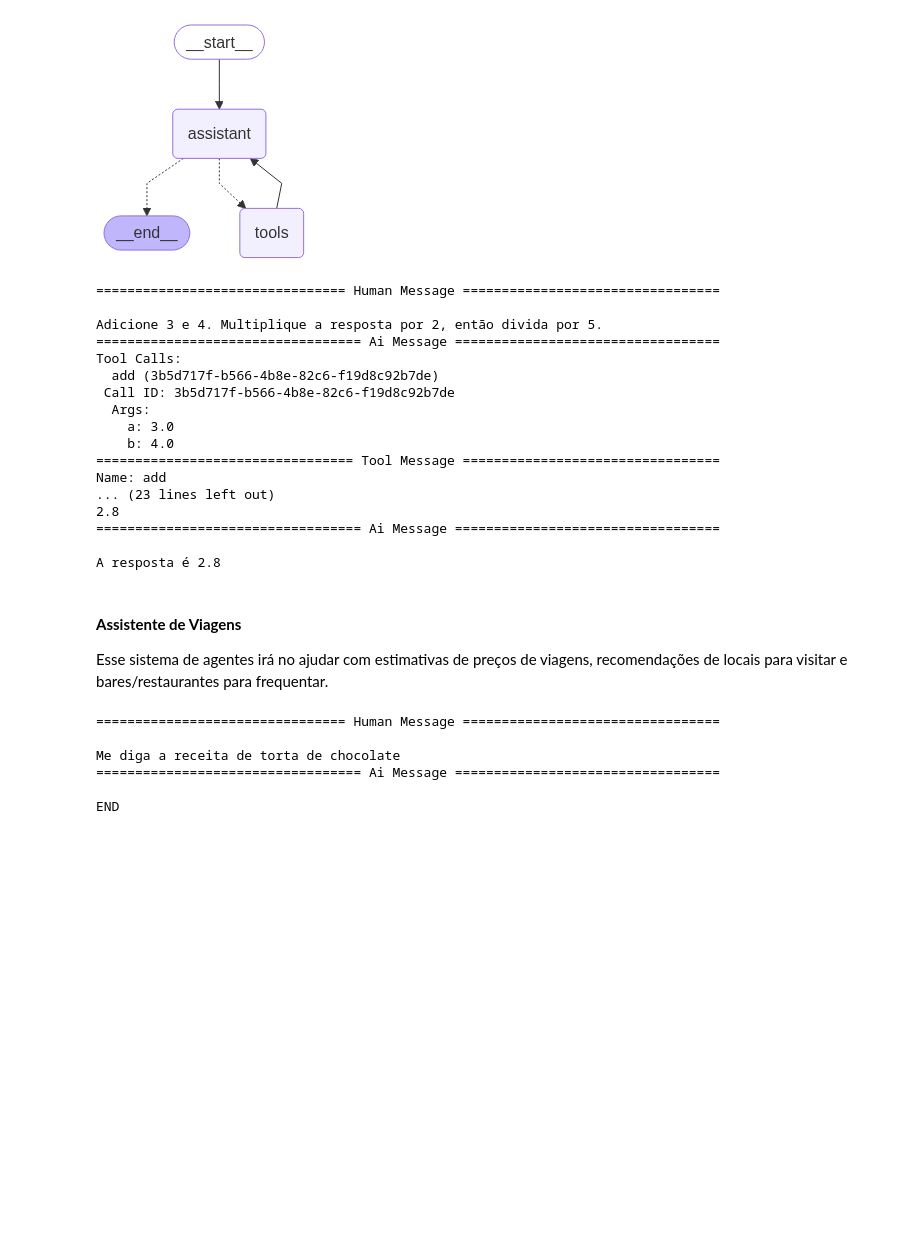
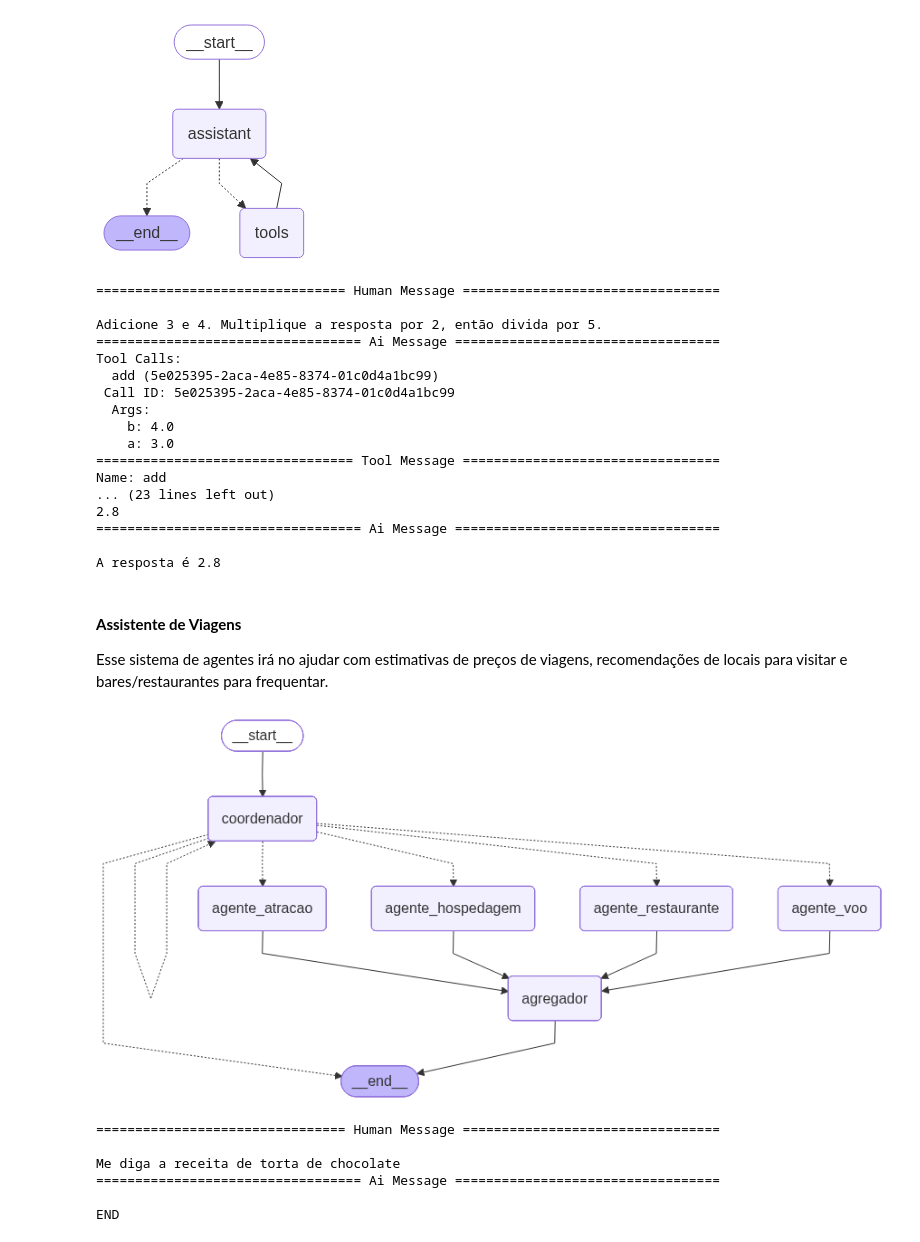
Before and after one commit to lucasraniere/langgprah-intro-class, a Jupyter notebook: 01-Intro_LangChain_LangGraph.ipynb, the cells around one changed output. Drawn from its saved outputs; the diff is of its cells as text; code cells hidden in the pictures; blank space fills up the shorter version.

```diff
--- a/01-Intro_LangChain_LangGraph.ipynb
+++ b/01-Intro_LangChain_LangGraph.ipynb
@@ -36,3 +38,6 @@ from typing import TypedDict
 # Dicionário com uma única chave "graph_state"
 class State(TypedDict):
     graph_state: str
+# %%
+state = State(graph_state="Ola")
+state
@@ -588,11 +595,11 @@ for m in messages['messages']:
 Adicione 3 e 4. Multiplique a resposta por 2, então divida por 5.
 ================================== Ai Message ==================================
 Tool Calls:
-  add (3b5d717f-b566-4b8e-82c6-f19d8c92b7de)
- Call ID: 3b5d717f-b566-4b8e-82c6-f19d8c92b7de
+  add (5e025395-2aca-4e85-8374-01c0d4a1bc99)
+ Call ID: 5e025395-2aca-4e85-8374-01c0d4a1bc99
   Args:
+    b: 4.0
     a: 3.0
-    b: 4.0
 ================================= Tool Message =================================
 Name: add
 ... (23 lines left out)
@@ -690,33 +697,37 @@ def route_to_agent(state):
         agents_list.append("agente_restaurante")
     if "ATRACAO" in content:
         agents_list.append("agente_atracao")
     else:
         agents_list.append(END)
     return agents_list
 
 
 builder.add_conditional_edges(
     "coordenador",
     route_to_agent,
     {
         "agente_voo": "agente_voo",
         "agente_hospedagem": "agente_hospedagem",
         "agente_restaurante": "agente_restaurante",
         "agente_atracao": "agente_atracao",
         "coordenador": "coordenador",
         END:END
     }
 )
 
 builder.add_edge("agente_voo", "agregador")
 builder.add_edge("agente_hospedagem", "agregador")
 builder.add_edge("agente_restaurante", "agregador")
 builder.add_edge("agente_atracao", "agregador")
 
 builder.add_edge("agregador", END)
 
 # Compilar grafo
 grafo_viagem = builder.compile()
+
+display(Image(grafo_viagem.get_graph(xray=True).draw_mermaid_png()))
+# %% [output]
+[figure, added]
 # %%
 messages = [HumanMessage(content="Me diga a receita de torta de chocolate")]
 result = grafo_viagem.invoke({"messages": messages})
```
Also changed, not shown: parts of 9 cells of this notebook, 3 other files.
